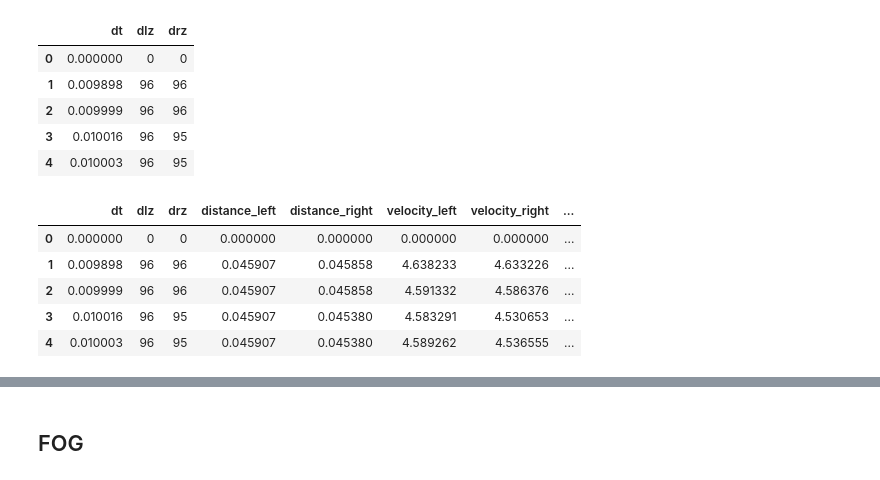
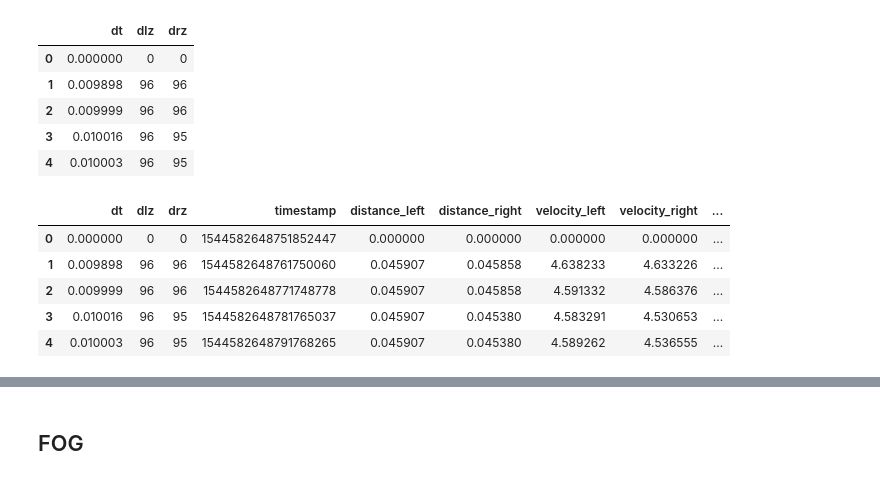
Before and after one commit to yifanwu2828/Particle-Filter-SLAM, a Jupyter notebook: code/data/exploreData.ipynb, the cells around one changed output, grey strips where cells are left out. Cells and saved outputs as stored; diff of their text form; code cells hidden in the pictures.

Commit message:
merge fog and encoder to synchronize timestamps

```diff
--- a/code/data/exploreData.ipynb
+++ b/code/data/exploreData.ipynb
@@ -120,17 +106,21 @@ dR = 0.622806
 # %%
+res = 4096
+dL = 0.623479
+dR = 0.622806
+new_df["timestamp"] = encoder_data["timestamp"]
 new_df["distance_left"] = np.pi * dL/res * new_df["dlz"]
 new_df["distance_right"] = np.pi * dR/res * new_df["drz"]
 new_df['velocity_left'] = new_df["distance_left"] /  new_df["dt"]
 new_df['velocity_right'] = new_df["distance_right"] /  new_df["dt"]
 new_df['linear_velocity(m/s)'] = (new_df['velocity_left'] + new_df['velocity_right'])/2.0
 # new_df['linear_velocity(mph)'] = new_df['linear_velocity(m/s)']*2.237
 new_df.fillna(0, inplace=True)
 
 new_df.head()
 # %% [output]
-|  | dt | dlz | drz | distance_left | distance_right | velocity_left | velocity_right | ... |
-| 0 | 0.000000 | 0 | 0 | 0.000000 | 0.000000 | 0.000000 | 0.000000 | ... |
-| 1 | 0.009898 | 96 | 96 | 0.045907 | 0.045858 | 4.638233 | 4.633226 | ... |
-| 2 | 0.009999 | 96 | 96 | 0.045907 | 0.045858 | 4.591332 | 4.586376 | ... |
-| 3 | 0.010016 | 96 | 95 | 0.045907 | 0.045380 | 4.583291 | 4.530653 | ... |
-| 4 | 0.010003 | 96 | 95 | 0.045907 | 0.045380 | 4.589262 | 4.536555 | ... |
+|  | dt | dlz | drz | timestamp | distance_left | distance_right | velocity_left | velocity_right | ... |
+| 0 | 0.000000 | 0 | 0 | 1544582648751852447 | 0.000000 | 0.000000 | 0.000000 | 0.000000 | ... |
+| 1 | 0.009898 | 96 | 96 | 1544582648761750060 | 0.045907 | 0.045858 | 4.638233 | 4.633226 | ... |
+| 2 | 0.009999 | 96 | 96 | 1544582648771748778 | 0.045907 | 0.045858 | 4.591332 | 4.586376 | ... |
+| 3 | 0.010016 | 96 | 95 | 1544582648781765037 | 0.045907 | 0.045380 | 4.583291 | 4.530653 | ... |
+| 4 | 0.010003 | 96 | 95 | 1544582648791768265 | 0.045907 | 0.045380 | 4.589262 | 4.536555 | ... |
```
Also changed, not shown: parts of 35 cells of this notebook.
